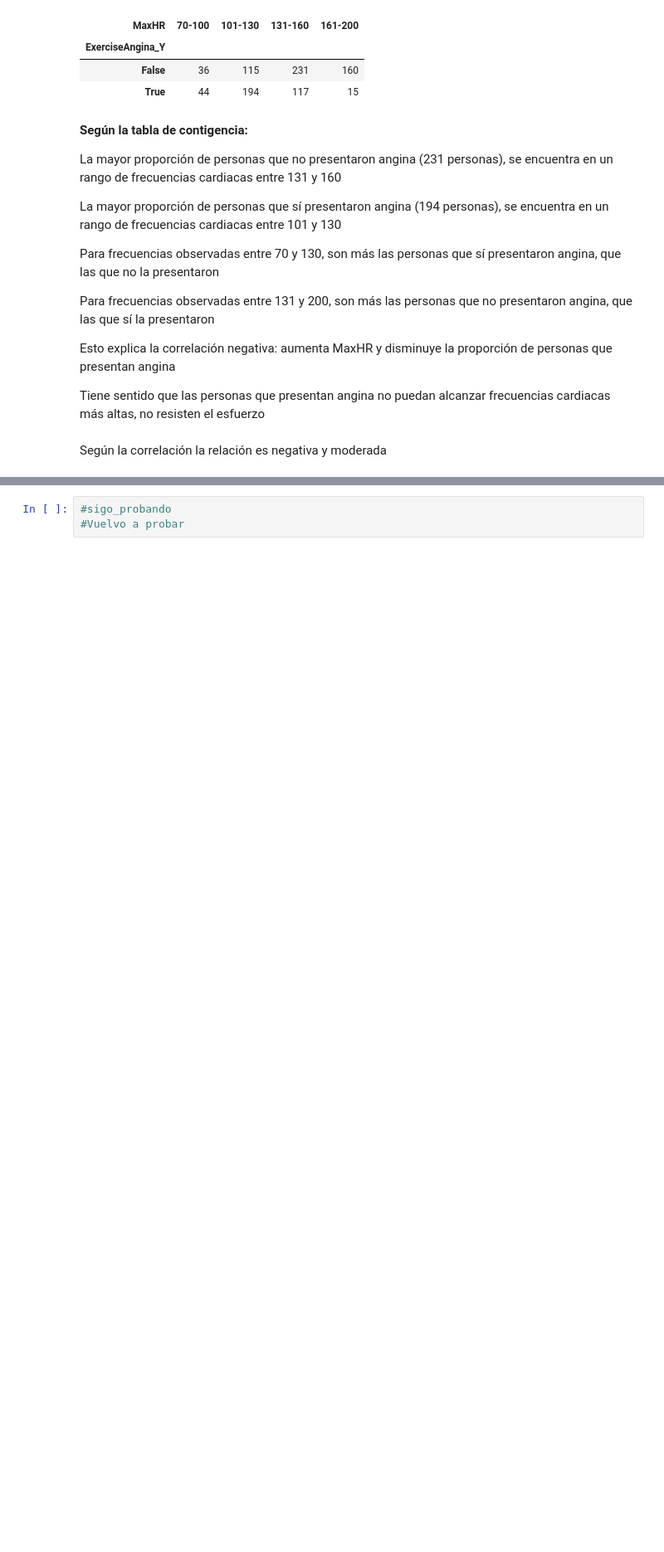
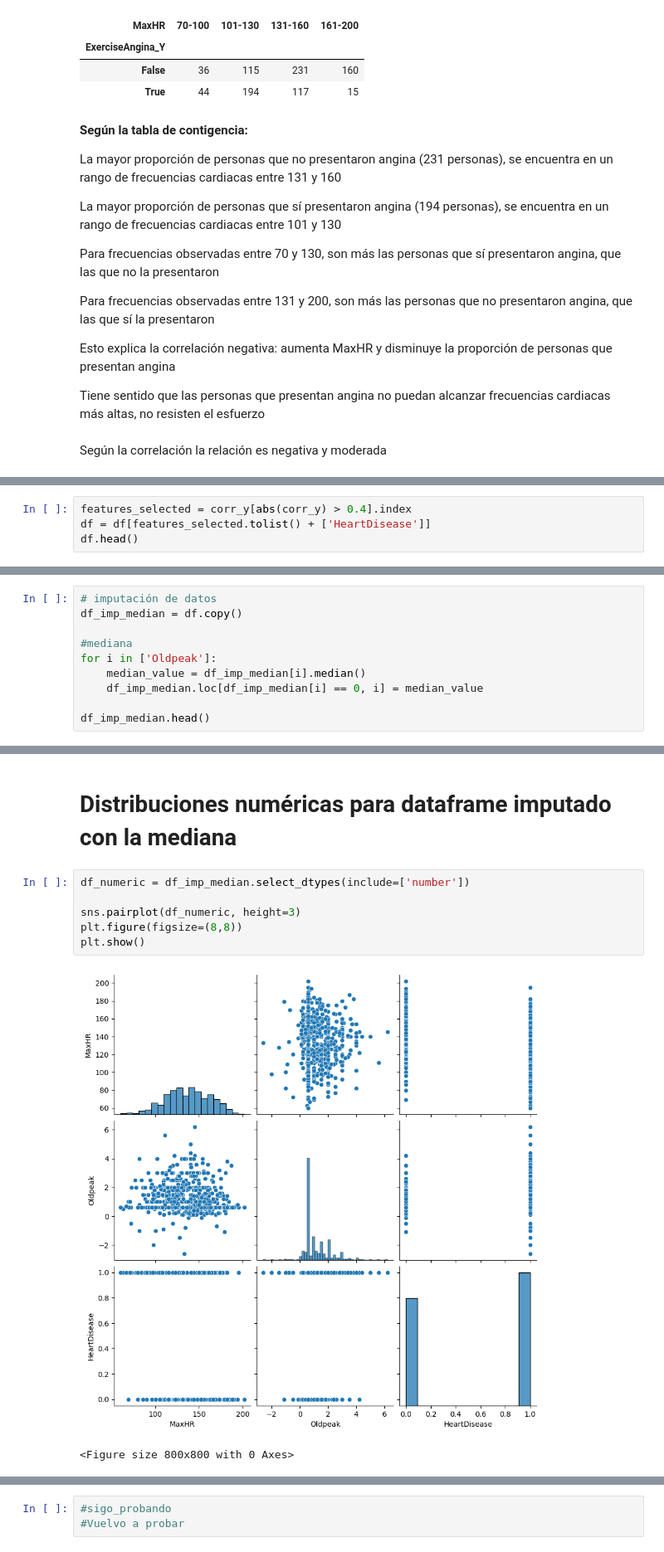
Before and after one commit to DiegoAlv9423/Taller_3_EDA, a Jupyter notebook: Taller_3_Análisis_bivariado.ipynb, the cells around one changed output, grey strips where cells are left out. Shown at 83% size. Drawn from its saved outputs; the diff is of its cells as text; blank space fills up the shorter version.

```diff
--- a/Taller_3_Análisis_bivariado.ipynb
+++ b/Taller_3_Análisis_bivariado.ipynb
@@ -922,0 +972,4 @@ Según la correlación la relación es negativa y moderada
+# %%
+features_selected = corr_y[abs(corr_y) > 0.4].index
+df = df[features_selected.tolist() + ['HeartDisease']]
+df.head()
@@ -922,0 +991,10 @@ Según la correlación la relación es negativa y moderada
+# %%
+# imputación de datos
+df_imp_median = df.copy()
+
+#mediana
+for i in ['Oldpeak']:
+    median_value = df_imp_median[i].median()
+    df_imp_median.loc[df_imp_median[i] == 0, i] = median_value
+
+df_imp_median.head()
@@ -922,0 +1008,11 @@ Según la correlación la relación es negativa y moderada
+# %% [markdown]
+# Distribuciones numéricas para dataframe imputado con la mediana
+# %%
+df_numeric = df_imp_median.select_dtypes(include=['number'])
+
+sns.pairplot(df_numeric, height=3)
+plt.figure(figsize=(8,8))
+plt.show()
+# %% [output]
+[figure, added]
+<Figure size 800x800 with 0 Axes>
```
Also changed, not shown: parts of 24 cells of this notebook.
